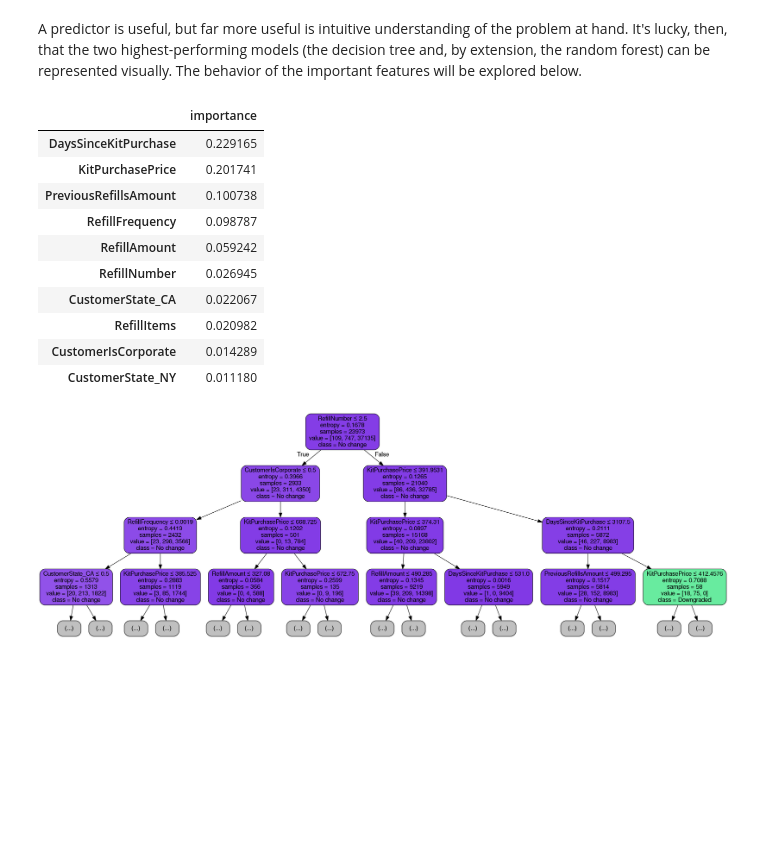
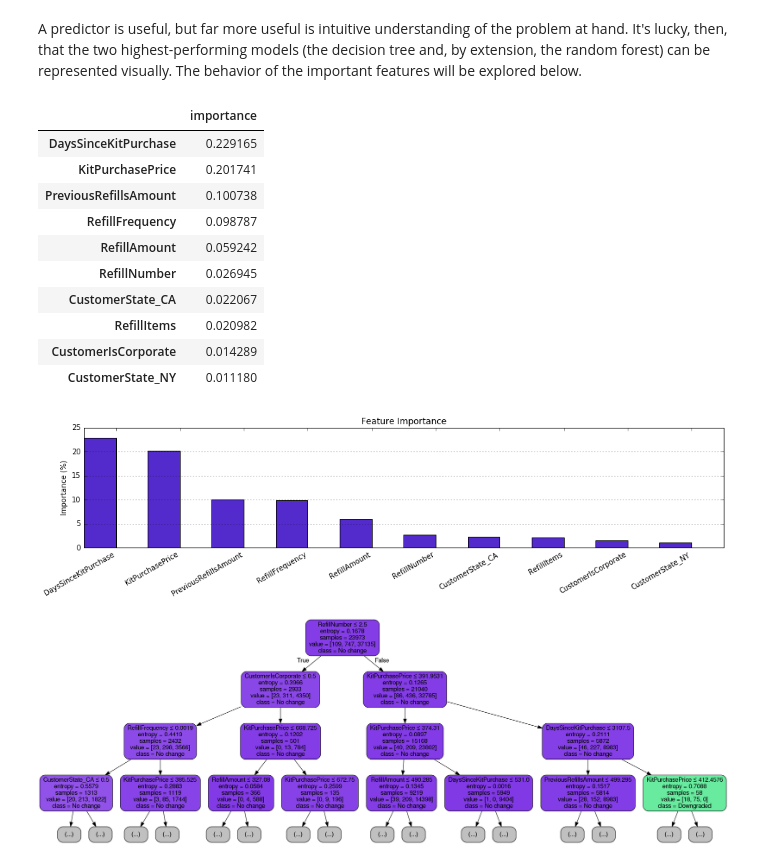
Before and after one commit to sjawhar/udacity-mlnd-capstone, a Jupyter notebook: Sami Jawhar - Project 5 - Customer Cancellation Predictor.ipynb, the cells around one changed output. Cells and saved outputs as stored; diff of their text form; code cells hidden in the pictures; blank space fills up the shorter version.

```diff
--- a/Sami Jawhar - Project 5 - Customer Cancellation Predictor.ipynb
+++ b/Sami Jawhar - Project 5 - Customer Cancellation Predictor.ipynb
@@ -440,21 +441,36 @@ The benchmark model would be useless in an intervention system as the value reco
 ## Free-Form Visualization
 # %% [markdown]
 A predictor is useful, but far more useful is intuitive understanding of the problem at hand. It's lucky, then, that the two highest-performing models (the decision tree and, by extension, the random forest) can be represented visually. The behavior of the important features will be explored below.
-# %%
-relevance = pd.DataFrame([clf.feature_importances_], index=['importance'], columns = X_train.columns)
-display(relevance[relevance > 0.01].dropna(axis=1).transpose().sort_values('importance', ascending = False))
-# %% [output]
-|  | importance |
-| DaysSinceKitPurchase | 0.229165 |
-| KitPurchasePrice | 0.201741 |
-| PreviousRefillsAmount | 0.100738 |
-| RefillFrequency | 0.098787 |
-| RefillAmount | 0.059242 |
-| RefillNumber | 0.026945 |
-| CustomerState_CA | 0.022067 |
-| RefillItems | 0.020982 |
-| CustomerIsCorporate | 0.014289 |
-| CustomerState_NY | 0.011180 |
+# %%
+relevance = pd.DataFrame([clf.feature_importances_], index=['importance'], columns = X_train.columns)
+relevance = relevance[relevance > 0.01].dropna(axis=1).transpose().sort_values('importance', ascending = False)
+display(relevance)
+
+relevance_data = relevance['importance'] * 100
+N = len(relevance_data)
+index = np.arange(N)
+width = 0.5
+
+plt.figure(figsize=(16,3))
+plt.bar(index, relevance_data, width, color='#532bcc')
+plt.xticks(index + width, relevance.index, rotation=30, ha='right')
+plt.ylabel('Importance (%)')
+plt.title('Feature Importance')
+plt.grid(which='major', axis='y')
+plt.show()
+# %% [output]
+|  | importance |
+| DaysSinceKitPurchase | 0.229165 |
+| KitPurchasePrice | 0.201741 |
+| PreviousRefillsAmount | 0.100738 |
+| RefillFrequency | 0.098787 |
+| RefillAmount | 0.059242 |
+| RefillNumber | 0.026945 |
+| CustomerState_CA | 0.022067 |
+| RefillItems | 0.020982 |
+| CustomerIsCorporate | 0.014289 |
+| CustomerState_NY | 0.011180 |
+[figure, added]
 # %%
 from sklearn.externals.six import StringIO
 from IPython.display import Image
```
Also changed, not shown: parts of 1 cell of this notebook.
